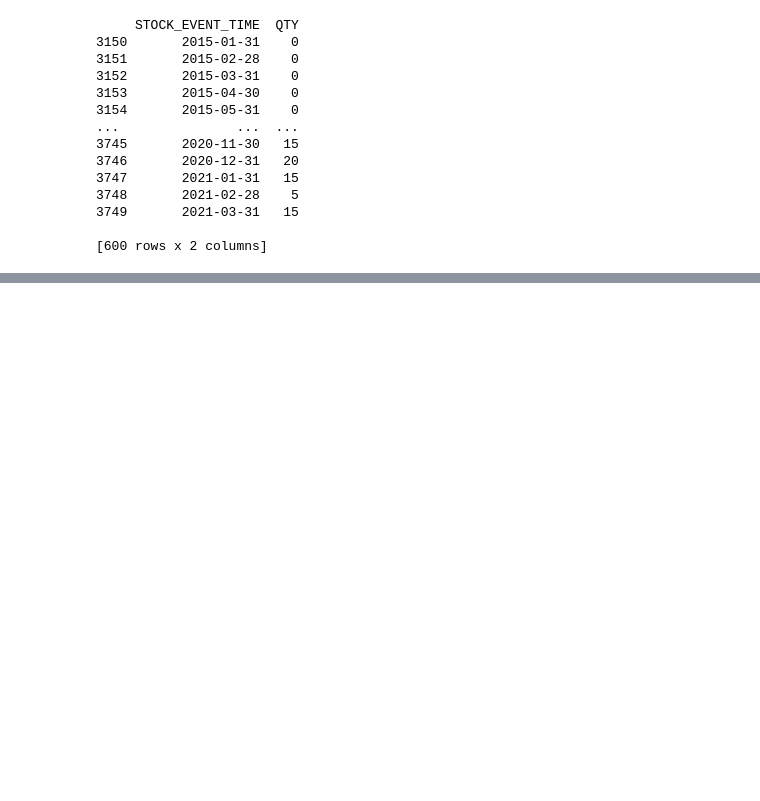
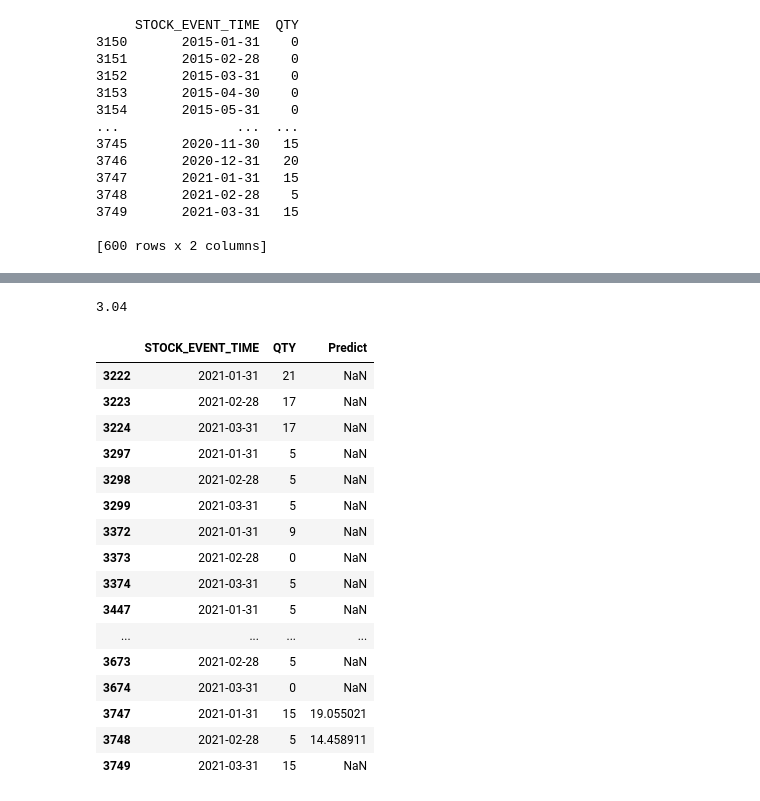
Before and after one commit to lokcyi/AI, a Jupyter notebook: MLFramework.v0.01/vanessaPOCLSTM_Parts_2_back.ipynb, the cells around one changed output, grey strips where cells are left out. Saved outputs shown, nothing was run; the diff lists cells and outputs as text; code cells hidden in the pictures; blank space fills up the shorter version.

```diff
--- a/MLFramework.v0.01/vanessaPOCLSTM_Parts_2_back.ipynb
+++ b/MLFramework.v0.01/vanessaPOCLSTM_Parts_2_back.ipynb
@@ -181,7 +181,7 @@ dataframe_test = dataframe.copy(deep = False)
 # %%
 dataframe_test['Predict'] = testPredictPlot
 # %%
-dataframe_test =  dataframe_test[dataframe_test['STOCK_EVENT_TIME'].apply(lambda x: pd.to_datetime(str(x), format='%Y/%m/%d %H:%M'))<  pd.to_datetime('2021-01-01')]
+dataframe_test =  dataframe_test[dataframe_test['STOCK_EVENT_TIME'].apply(lambda x: pd.to_datetime(str(x), format='%Y/%m/%d %H:%M'))>=  pd.to_datetime('2021-01-01')]
 # %%
 def accsum(def_result,target_cols):
         _accsum=0
@@ -205,3 +205,25 @@ def accsum(def_result,target_cols):
         return round(_accsum*100/def_result.shape[0],2)
 # %%
 accsum(dataframe_test,'QTY')
+# %% [output]
+3.04
+# %%
+dataframe_test
+# %% [output]
+|  | STOCK_EVENT_TIME | QTY | Predict |
+| 3222 | 2021-01-31 | 21 | NaN |
+| 3223 | 2021-02-28 | 17 | NaN |
+| 3224 | 2021-03-31 | 17 | NaN |
+| 3297 | 2021-01-31 | 5 | NaN |
+| 3298 | 2021-02-28 | 5 | NaN |
+| 3299 | 2021-03-31 | 5 | NaN |
+| 3372 | 2021-01-31 | 9 | NaN |
+| 3373 | 2021-02-28 | 0 | NaN |
+| 3374 | 2021-03-31 | 5 | NaN |
+| 3447 | 2021-01-31 | 5 | NaN |
+| ... | ... | ... | ... |
+| 3673 | 2021-02-28 | 5 | NaN |
+| 3674 | 2021-03-31 | 0 | NaN |
+| 3747 | 2021-01-31 | 15 | 19.055021 |
+| 3748 | 2021-02-28 | 5 | 14.458911 |
+| 3749 | 2021-03-31 | 15 | NaN |
```
Also changed, not shown: parts of 3 cells of this notebook, 2 other files.
